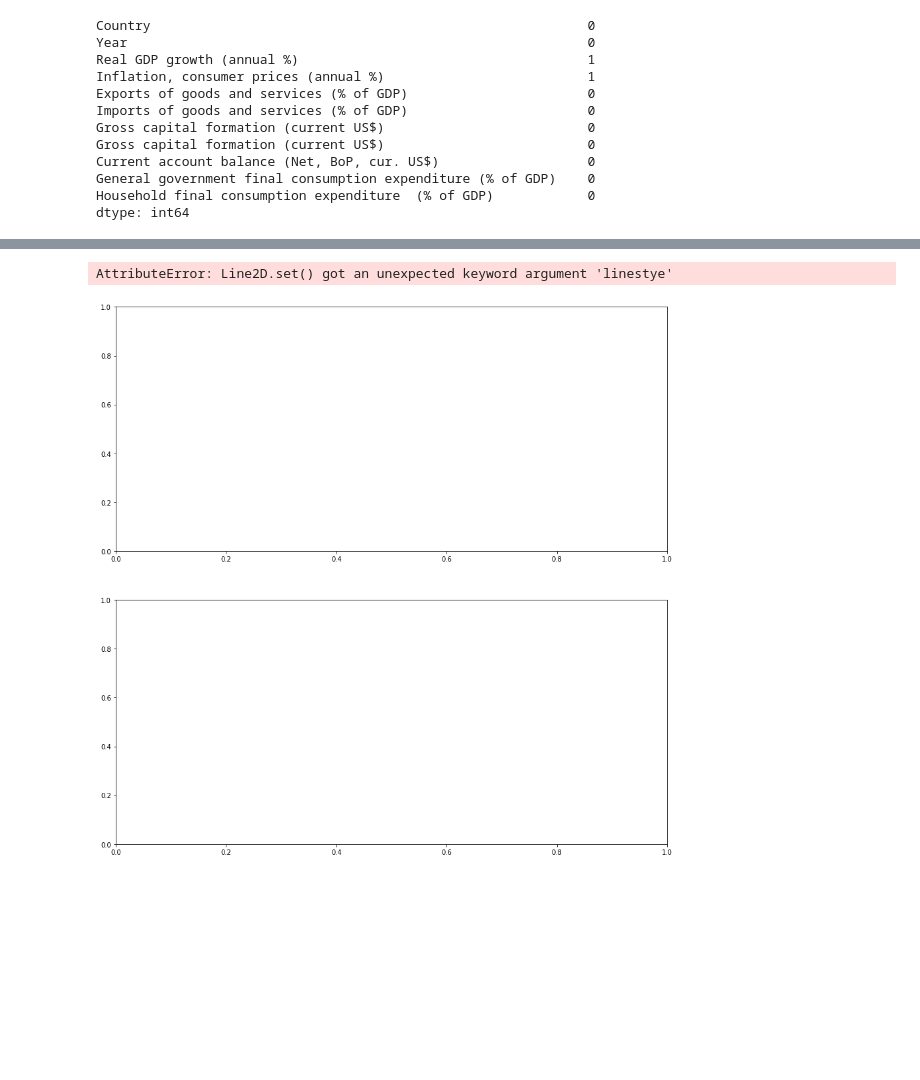
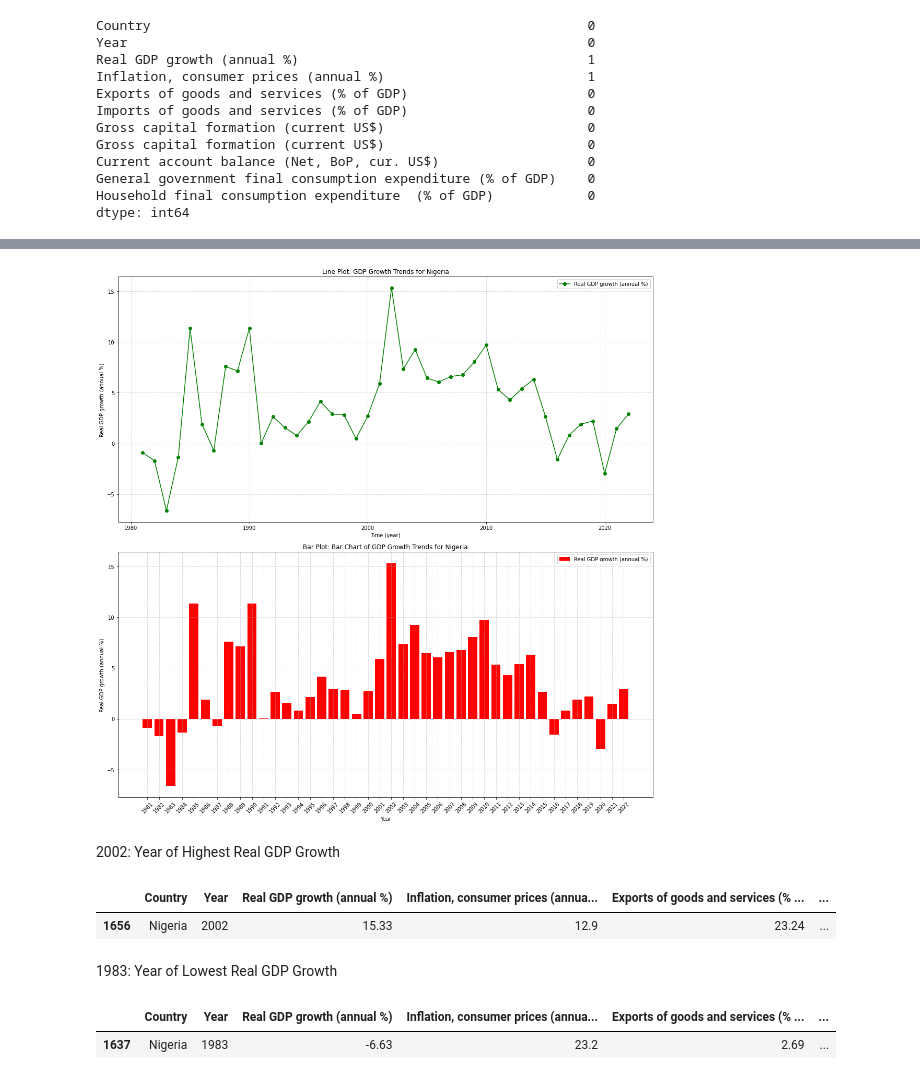
Before and after one commit to techwithmatty/EM-Frontier-Nigeria-Macroeconomic-Analysis, a Jupyter notebook: EM Macro: Nigeria Economic Analysis.ipynb, the cells around one changed output, grey strips where cells are left out. Saved outputs shown, nothing was run; the diff lists cells and outputs as text; code cells hidden in the pictures; blank space fills up the shorter version.

```diff
--- a/EM Macro: Nigeria Economic Analysis.ipynb
+++ b/EM Macro: Nigeria Economic Analysis.ipynb
@@ -105,4 +105,4 @@ General government final consumption expenditure (% of GDP)    0
 Household final consumption expenditure  (% of GDP)            0
 dtype: int64
 # %%
-nigeria_dataset.dropna()
+nigeria_dataset = nigeria_dataset.dropna()
@@ -175,19 +157,42 @@ exports_gdp = np.array(exports_gdp)
 # %%
 fig1, axs = plt.subplots(2,1, figsize=(15,15,))
 
-axs[0].plot(year, gdp_growth, color='green', label = 'Real GDP growth (annual %)', linestye = '-', marker = 'o')
-axs[0].set_ylabel('Readl GDP growth (annual %)')
+axs[0].plot(year, gdp_growth, color='green', label='Real GDP growth (annual %)', linestyle='-', marker='o')
 axs[0].set_xlabel('Time (year)')
-axs[0].grid = set_ylabel.set_title('Line Plot: GDP Growth Trends for Nigeria')
-axs[0].grid(linestyle='--', alpha = 0.6)
+axs[0].set_ylabel('Real GDP growth (annual %)')
+axs[0].set_title('Line Plot: GDP Growth Trends for Nigeria')
+axs[0].grid(linestyle='--', alpha=0.6)
 axs[0].legend()
 
 axs[1].bar(year, gdp_growth, alpha=1, color='red', label='Real GDP growth (annual %)')
 axs[1].set_xlabel('Year')
 axs[1].set_ylabel('Real GDP growth (annual %)')
 axs[1].set_title('Bar Plot: Bar Chart of GDP Growth Trends for Nigeria')
 axs[1].grid(linestyle='--', alpha=0.6)
 axs[1].legend()
+
+axs[1].set_xticks(year)  # Set the tick positions to be the years
+axs[1].set_xticklabels(year, rotation=45)
+
+plt.tight_layout()  # Ensure proper spacing between subplots
+plt.show()
 # %% [output]
-AttributeError: Line2D.set() got an unexpected keyword argument 'linestye'
-[figure, old version]
+[figure, new version]
+# %% [markdown]
+2002: Year of Highest Real GDP Growth
+# %%
+max_real_gdp_growth = nigeria_dataset['Real GDP growth (annual %)'].max()
+max_real_gdp_growth
+
+nigeria_dataset.loc[nigeria_dataset['Real GDP growth (annual %)'] == max_real_gdp_growth]
+# %% [output]
+|  | Country | Year | Real GDP growth (annual %) | Inflation, consumer prices (annua... | Exports of goods and services (% ... | ... |
+| 1656 | Nigeria | 2002 | 15.33 | 12.9 | 23.24 | ... |
+# %% [markdown]
+1983: Year of Lowest Real GDP Growth
+# %%
+min_real_gdp_growth = nigeria_dataset['Real GDP growth (annual %)'].min()
+nigeria_dataset.loc[nigeria_dataset['Real GDP growth (annual %)'] == min_real_gdp_growth]
+# %% [output]
+|  | Country | Year | Real GDP growth (annual %) | Inflation, consumer prices (annua... | Exports of goods and services (% ... | ... |
+| 1637 | Nigeria | 1983 | -6.63 | 23.2 | 2.69 | ... |
```
Also changed, not shown: parts of 17 cells of this notebook.
